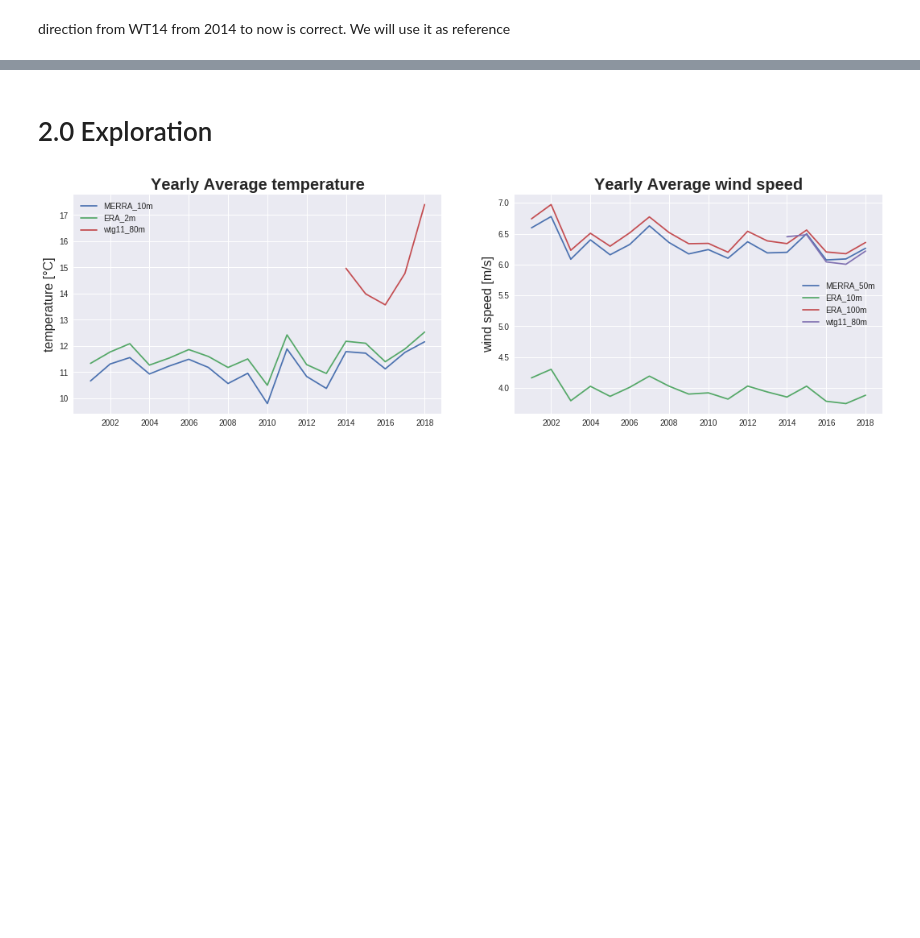
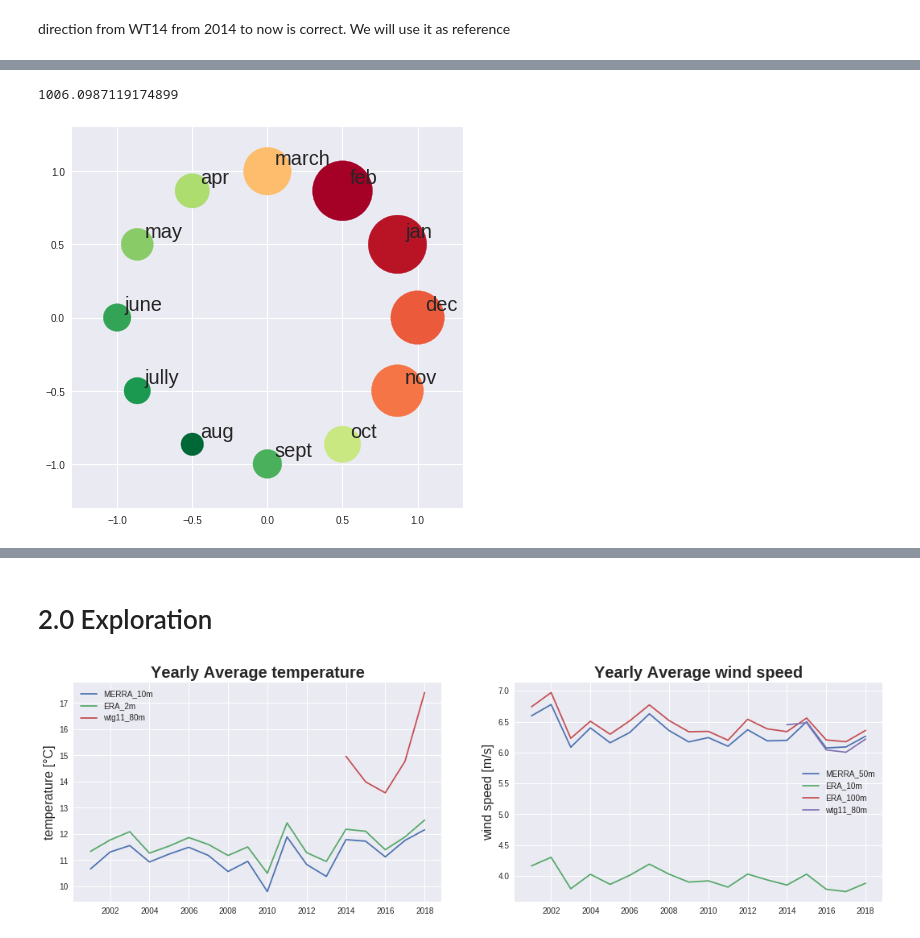
Before and after one commit to Umercia/wind_power, a Jupyter notebook: wind_farm_power_prediction.ipynb, the cells around one changed output, grey strips where cells are left out. Drawn from its saved outputs; the diff is of its cells as text; code cells hidden in the pictures; blank space fills up the shorter version.

```diff
--- a/wind_farm_power_prediction.ipynb
+++ b/wind_farm_power_prediction.ipynb
@@ -783,10 +732,7 @@ X = directions_data.loc[start:end,:]
 mask = X.loc[:,"ws_avg_100m"] > 5
 X = X.loc[mask,:]
 
-# wtgs = wtg_df.index.levels[0].tolist()
-wtgs = ['WT11', 'WT12', 'WT13', 'WT14', 'WT21', 'WT22', 'WT23', 'WT24']
-n_wtgs = len(wtgs)
-
+# plot
 plt.figure(figsize=(4*4, n_wtgs*4))
 plt.suptitle("wind direction scatters", size = 20)
 
@@ -1017,0 +923,7 @@ array([ 0.83245283, -0.85071643, -0.31210227, ..., -1.12002352,
+# %%
+# cycling encoding TEST
+from math import pi, sin, cos
+day_of_year = pwr.index.strftime("%m")
+day_of_year = day_of_year.astype(int)
+pwr["month_sin"] = np.sin(2*np.pi*day_of_year/12)
+pwr["month_cos"] = np.cos(2*np.pi*day_of_year/12)
@@ -1017,0 +942,31 @@ array([ 0.83245283, -0.85071643, -0.31210227, ..., -1.12002352,
+# %%
+X["wf_avg"].max()
+# %% [output]
+1006.0987119174899
+# %%
+# inputs
+X = pwr.loc[:,["wf_avg","month_sin","month_cos","month"]].groupby("month").mean()
+colors = X["wf_avg"]
+months = ["jan", "feb", "march", "apr", "may", "june", "jully", "aug", "sept", "oct", "nov", "dec"]
+size = (X["wf_avg"]/X["wf_avg"].max()*60)**2
+
+# plot
+plt.figure(figsize=(7,7))
+
+plt.scatter(x=X["month_cos"],
+            y=X["month_sin"],
+            cmap="RdYlGn_r",
+            alpha=1,
+            c=colors,
+            s=size)
+
+for i, month in enumerate(months):
+    plt.text(x= X["month_cos"][i+1]+0.05,
+             y= X["month_sin"][i+1]+0.05,
+             s=month,
+             fontsize=20)
+plt.xlim(-1.3,1.3)
+plt.ylim(-1.3,1.3)
+plt.show()
+# %% [output]
+[figure, added]
```
Also changed, not shown: parts of 50 cells of this notebook.
